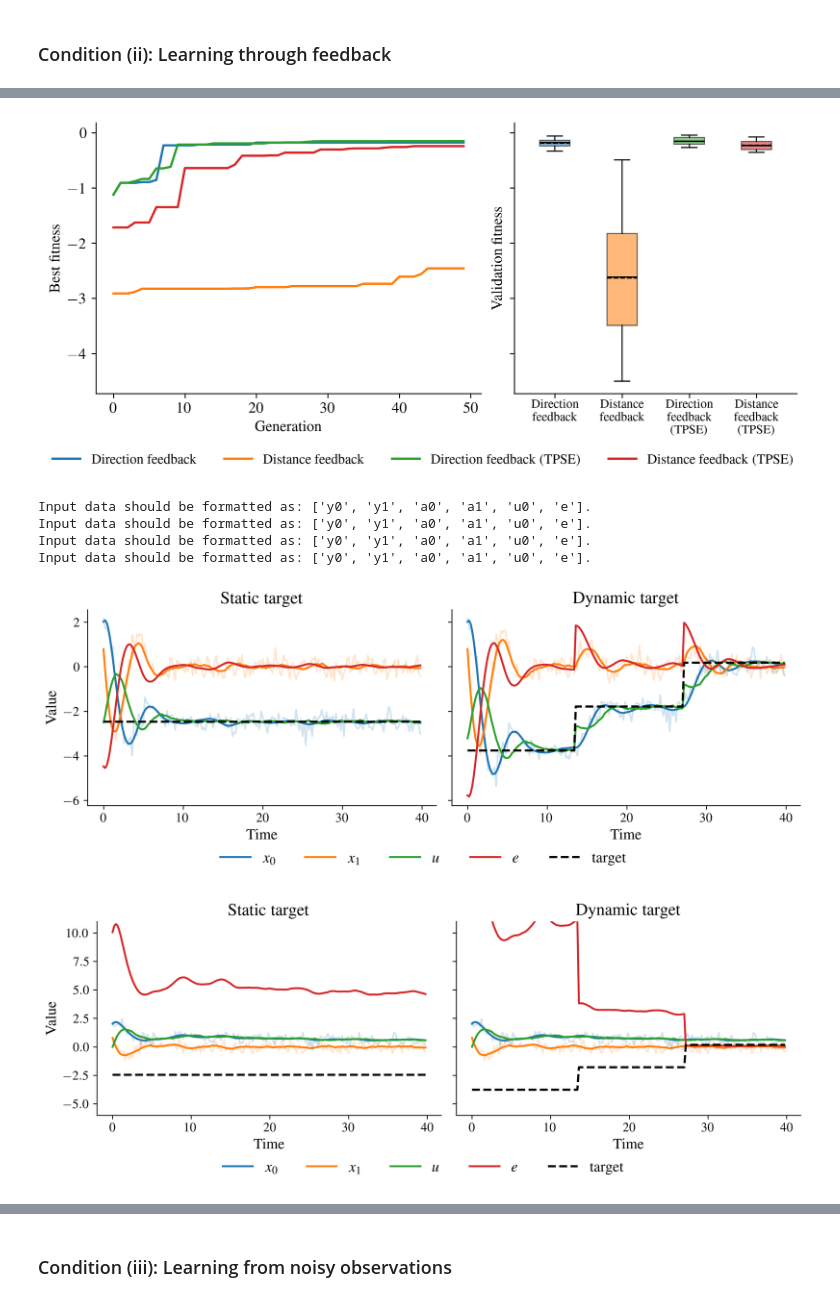
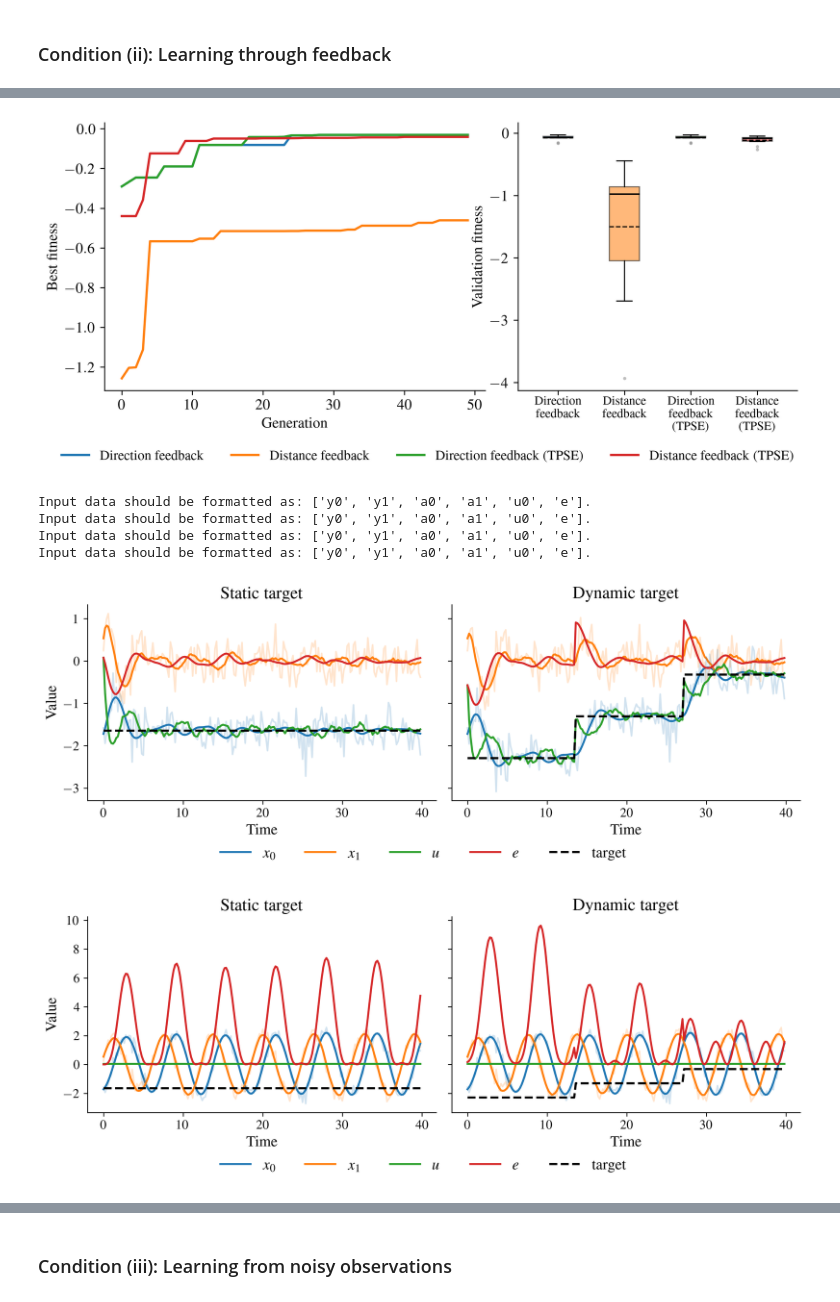
Before and after one commit to KhoaNguyen02/SDEvolve, a Jupyter notebook: test.ipynb, the cells around one changed output, grey strips where cells are left out. Cells and saved outputs as stored; diff of their text form; code cells hidden in the pictures.

```diff
--- a/test.ipynb
+++ b/test.ipynb
@@ -56,7 +54,7 @@ def test_model(args, model_path, learn_condition, feedback_fn, sign_estimation,
     return best_fitnesses
 
 def plot_trajectories(model, strategy, fitness_fn, learn_condition, test_data_static, test_data_dynamic,
-                    title=None, ylim_bottom=None, ylim_top=None):
+                    title=None, ylim_bottom=None, ylim_top=None, i=0):
     xs_static, ys_static, us_static, activities_static, fitness_static, fbs_static = jax.vmap(
         fitness_fn.evaluate_trajectory,
         in_axes=[None, 0, None, 0, 0, 0, None]
@@ -75,7 +73,6 @@ def plot_trajectories(model, strategy, fitness_fn, learn_condition, test_data_st
     fig, axs = plt.subplots(1, 2, figsize=(10, 4), sharey=True)
     titles = ["Static target", "Dynamic target"]
 
-    i = 0
     # Plot for static target
     axs[0].plot(ts_static, xs_static[i, :, 0], label="$x_0$", color="#1f77b4", linewidth=1.8)
     axs[0].plot(ts_static, xs_static[i, :, 1], label="$x_1$", color="#ff7f0e", linewidth=1.8)
@@ -158,8 +155,8 @@ plot_trajectories(model, strategy, fitness_fn, learn_condition, test_data_static
 ### Condition (ii): Learning through feedback
 # %%
 def distance_feedback(x, target):
-    err = x[0] - target
-    return 0.5 * err**2
+    return 0.5 * (target - x[0])**2
+
 
 def direction_feedback(x, target):
     return target - x[0]
@@ -211,7 +208,7 @@ Input data should be formatted as: ['y0', 'y1', 'a0', 'a1', 'u0', 'e'].
 Input data should be formatted as: ['y0', 'y1', 'a0', 'a1', 'u0', 'e'].
 Input data should be formatted as: ['y0', 'y1', 'a0', 'a1', 'u0', 'e'].
 # %%
-fig, axs = plt.subplots(1, 2, gridspec_kw={"width_ratios": [3.0, 2.2]}, figsize=(8.6, 4.1), sharey=True)
+fig, axs = plt.subplots(1, 2, gridspec_kw={"width_ratios": [3.0, 2.2]}, figsize=(8.6, 4.1))
 
 axs[0].plot(-fitness_trace1, lw=1.8, color="#1f77b4", label="Direction feedback")
 axs[0].plot(-fitness_trace2, lw=1.8, color="#ff7f0e", label="Distance feedback")
@@ -266,31 +263,31 @@ fig.legend(handles=handles, loc="lower center", ncol=4, frameon=False, fontsize=
 fig.subplots_adjust(left=0.08, right=0.98, top=0.95, bottom=0.22, wspace=0.10)
 plt.show()
 # %% [output]
-[figure, old version]
+[figure, new version]
 # %%
 test_data_static, strategy1, fitness_fn1, model1, _ = test_model_single_seed(args,
-                                                                        model_path="results/harmonic_oscillator/full_obs/direction_feedback",
+                                                                        model_path="results/harmonic_oscillator/full_obs/gp-ode/direction_feedback",
                                                                         learn_condition=learn_condition,
                                                                         feedback_fn=direction_feedback,
                                                                         sign_estimation=False,
                                                                         seed=seed,
                                                                         n_jumps=0)
 test_data_dynamic, strategy2, fitness_fn2, model2, _ = test_model_single_seed(args,
-                                                                        model_path="results/harmonic_oscillator/full_obs/distance_feedback",
+                                                                        model_path="results/harmonic_oscillator/full_obs/gp-ode/distance_feedback",
                                                                         learn_condition=learn_condition,
                                                                         feedback_fn=distance_feedback,
                                                                         sign_estimation=False,
                                                                         seed=seed,
                                                                         n_jumps=3)
 _, strategy3, fitness_fn3, model3, _ = test_model_single_seed(args,
-                                                            model_path="results/harmonic_oscillator/full_obs/tpse_direction_feedback",
+                                                            model_path="results/harmonic_oscillator/full_obs/gp-ode/tpse_direction_feedback",
                                                             learn_condition=learn_condition,
                                                             feedback_fn=direction_feedback,
                                                             sign_estimation=True,
                                                             seed=seed,
                                                             n_jumps=0)
 _, strategy4, fitness_fn4, model4, _ = test_model_single_seed(args,
-                                                            model_path="results/harmonic_oscillator/full_obs/tpse_distance_feedback",
+                                                            model_path="results/harmonic_oscillator/full_obs/gp-ode/tpse_distance_feedback",
                                                             learn_condition=learn_condition,
                                                             feedback_fn=distance_feedback,
                                                             sign_estimation=True,
@@ -304,11 +301,11 @@ Input data should be formatted as: ['y0', 'y1', 'a0', 'a1', 'u0', 'e'].
 # %%
 plot_trajectories(model1, strategy1, fitness_fn1, learn_condition, test_data_static, test_data_dynamic)
 # %% [output]
-[figure, old version]
+[figure, new version]
 # %%
-plot_trajectories(model2, strategy2, fitness_fn2, learn_condition, test_data_static, test_data_dynamic, ylim_bottom=-6, ylim_top=11)
+plot_trajectories(model2, strategy2, fitness_fn2, learn_condition, test_data_static, test_data_dynamic)
 # %% [output]
-[figure, old version]
+[figure, new version]
 # %%
 plot_trajectories(model3, strategy3, fitness_fn3, learn_condition, test_data_static, test_data_dynamic)
 # %% [output]
```
Also changed, not shown: parts of 8 cells of this notebook.
